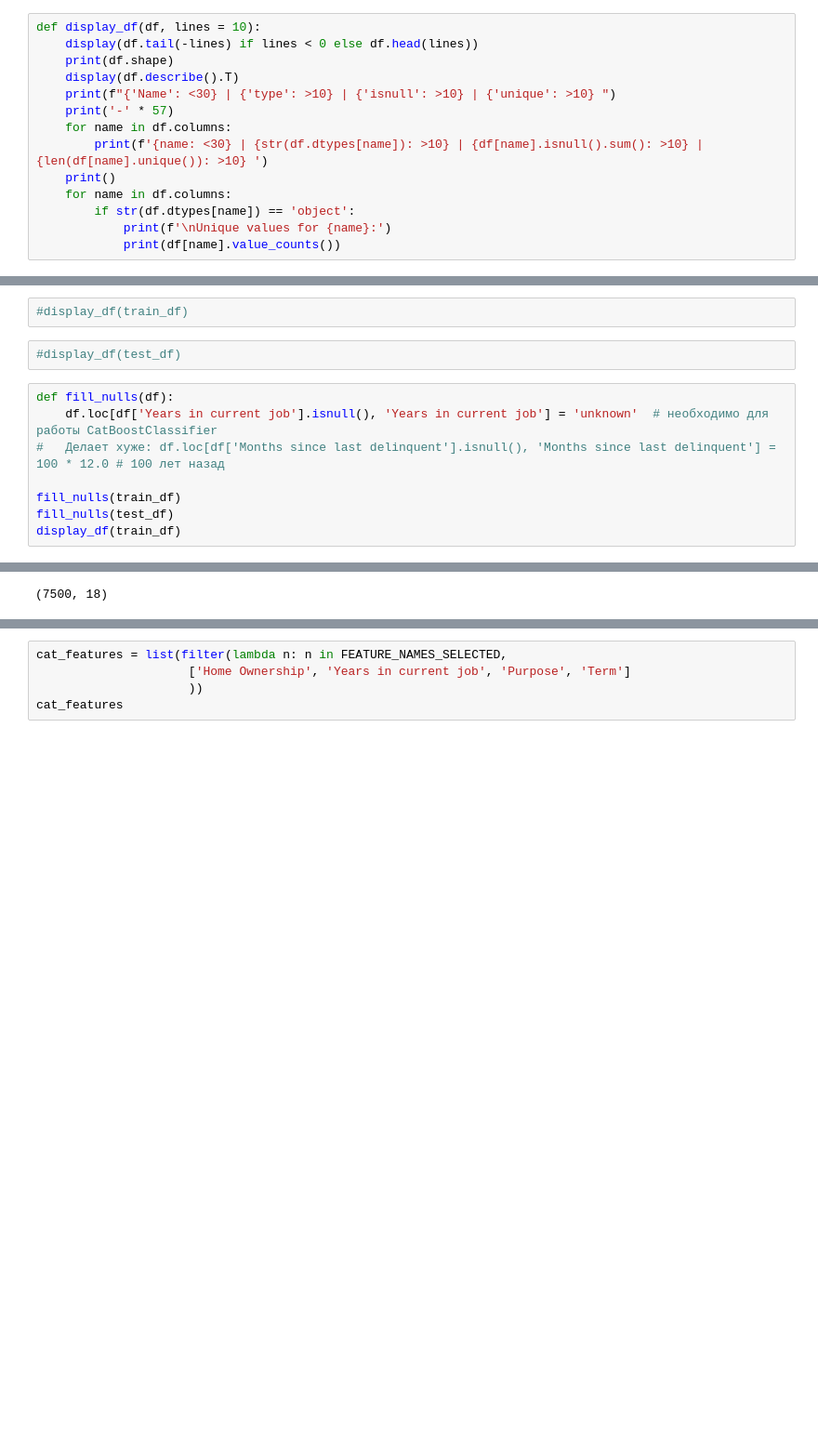
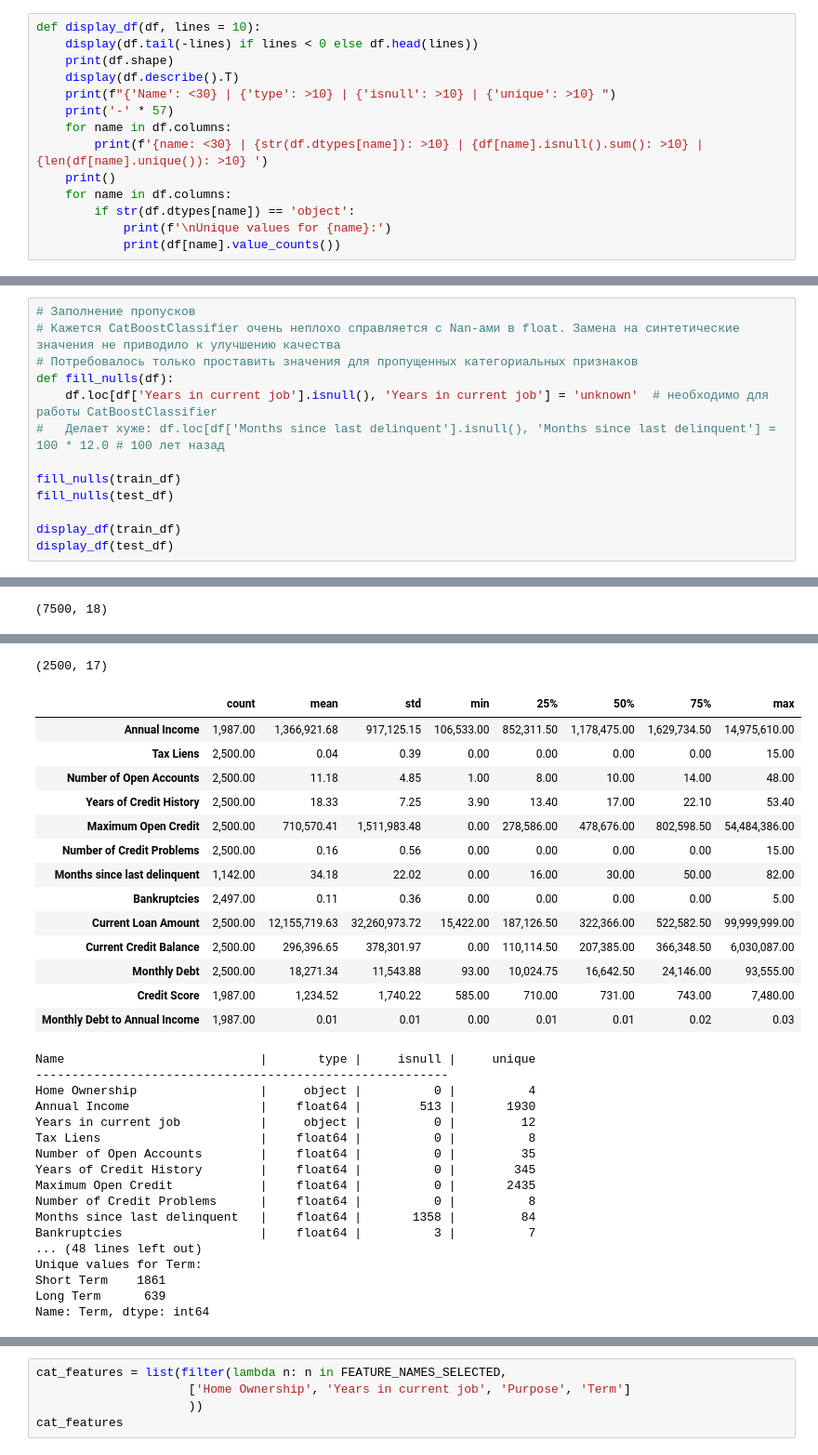
Before and after one commit to nnnedelkina/DataScience2, a Jupyter notebook: course_project/NNedelkina_solution.ipynb, the cells around one changed output, grey strips where cells are left out. Shown: that part at 93% size. Saved outputs shown, nothing was run; the diff lists cells and outputs as text; blank space fills up the shorter version.

```diff
--- a/course_project/NNedelkina_solution.ipynb
+++ b/course_project/NNedelkina_solution.ipynb
@@ -50,18 +58,19 @@ def add_new_features(df):
 
 add_new_features(train_df)
 add_new_features(test_df)
-# %%
-#display_df(train_df)
-# %%
-#display_df(test_df)
 # %%
+# Заполнение пропусков
+# Кажется CatBoostClassifier очень неплохо справляется с Nan-ами в float. Замена на синтетические значения не приводило к улучшению качества
+# Потребовалось только проставить значения для пропущенных категориальных признаков
 def fill_nulls(df):
     df.loc[df['Years in current job'].isnull(), 'Years in current job'] = 'unknown'  # необходимо для работы CatBoostClassifier
 #   Делает хуже: df.loc[df['Months since last delinquent'].isnull(), 'Months since last delinquent'] = 100 * 12.0 # 100 лет назад
 
 fill_nulls(train_df)
 fill_nulls(test_df)
+
 display_df(train_df)
+display_df(test_df)
 # %% [output]
 |  | Home Ownership | Annual Income | Years in current job | Tax Liens | Number of Open Accounts | ... |
 | 0 | Own Home | 482,087.00 | unknown | 0.00 | 11.00 | ... |
@@ -110,2 +130,34 @@ Name: Term, dtype: int64
+(2500, 17)
+|  | count | mean | std | min | 25% | 50% | 75% | max |
+| Annual Income | 1,987.00 | 1,366,921.68 | 917,125.15 | 106,533.00 | 852,311.50 | 1,178,475.00 | 1,629,734.50 | 14,975,610.00 |
+| Tax Liens | 2,500.00 | 0.04 | 0.39 | 0.00 | 0.00 | 0.00 | 0.00 | 15.00 |
+| Number of Open Accounts | 2,500.00 | 11.18 | 4.85 | 1.00 | 8.00 | 10.00 | 14.00 | 48.00 |
+| Years of Credit History | 2,500.00 | 18.33 | 7.25 | 3.90 | 13.40 | 17.00 | 22.10 | 53.40 |
+| Maximum Open Credit | 2,500.00 | 710,570.41 | 1,511,983.48 | 0.00 | 278,586.00 | 478,676.00 | 802,598.50 | 54,484,386.00 |
+| Number of Credit Problems | 2,500.00 | 0.16 | 0.56 | 0.00 | 0.00 | 0.00 | 0.00 | 15.00 |
+| Months since last delinquent | 1,142.00 | 34.18 | 22.02 | 0.00 | 16.00 | 30.00 | 50.00 | 82.00 |
+| Bankruptcies | 2,497.00 | 0.11 | 0.36 | 0.00 | 0.00 | 0.00 | 0.00 | 5.00 |
+| Current Loan Amount | 2,500.00 | 12,155,719.63 | 32,260,973.72 | 15,422.00 | 187,126.50 | 322,366.00 | 522,582.50 | 99,999,999.00 |
+| Current Credit Balance | 2,500.00 | 296,396.65 | 378,301.97 | 0.00 | 110,114.50 | 207,385.00 | 366,348.50 | 6,030,087.00 |
+| Monthly Debt | 2,500.00 | 18,271.34 | 11,543.88 | 93.00 | 10,024.75 | 16,642.50 | 24,146.00 | 93,555.00 |
+| Credit Score | 1,987.00 | 1,234.52 | 1,740.22 | 585.00 | 710.00 | 731.00 | 743.00 | 7,480.00 |
+| Monthly Debt to Annual Income | 1,987.00 | 0.01 | 0.01 | 0.00 | 0.01 | 0.01 | 0.02 | 0.03 |
+Name                           |       type |     isnull |     unique
+---------------------------------------------------------
+Home Ownership                 |     object |          0 |          4
+Annual Income                  |    float64 |        513 |       1930
+Years in current job           |     object |          0 |         12
+Tax Liens                      |    float64 |          0 |          8
+Number of Open Accounts        |    float64 |          0 |         35
+Years of Credit History        |    float64 |          0 |        345
+Maximum Open Credit            |    float64 |          0 |       2435
+Number of Credit Problems      |    float64 |          0 |          8
+Months since last delinquent   |    float64 |       1358 |         84
+Bankruptcies                   |    float64 |          3 |          7
+... (48 lines left out)
+Unique values for Term:
+Short Term    1861
+Long Term      639
+Name: Term, dtype: int64
 # %%
 TARGET_NAME = 'Credit Default'
```
Also changed, not shown: parts of 20 cells of this notebook, 2 other files.
